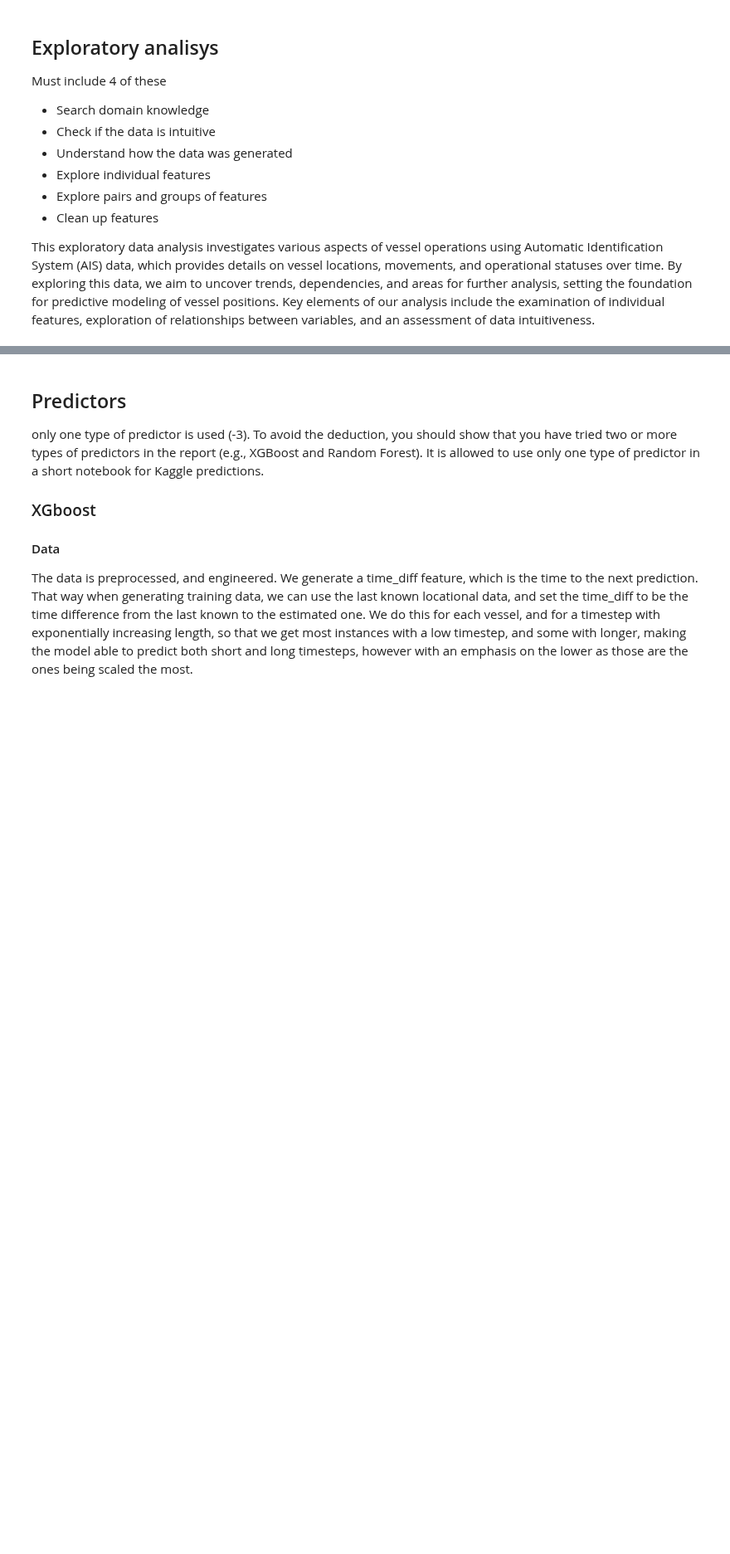
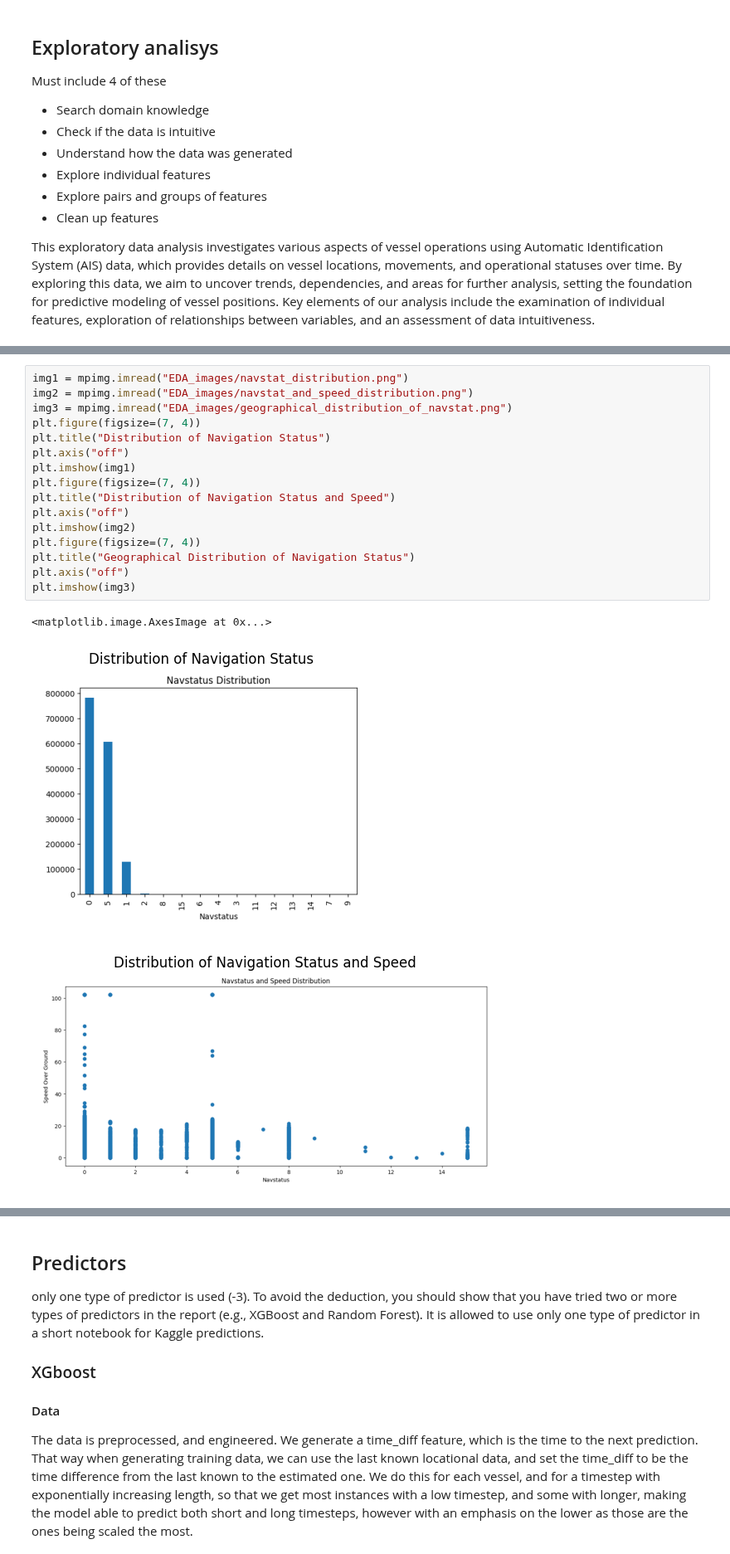
Before and after one commit to iverri/ML-Group-Project, a Jupyter notebook: Deliverables/report.ipynb, the cells around one changed output, grey strips where cells are left out. Shown at 83% size. Saved outputs shown, nothing was run; the diff lists cells and outputs as text; blank space fills up the shorter version.

```diff
--- a/Deliverables/report.ipynb
+++ b/Deliverables/report.ipynb
@@ -50,0 +85,20 @@ plt.show()
+# %%
+img1 = mpimg.imread("EDA_images/navstat_distribution.png")
+img2 = mpimg.imread("EDA_images/navstat_and_speed_distribution.png")
+img3 = mpimg.imread("EDA_images/geographical_distribution_of_navstat.png")
+plt.figure(figsize=(7, 4))
+plt.title("Distribution of Navigation Status")
+plt.axis("off")
+plt.imshow(img1)
+plt.figure(figsize=(7, 4))
+plt.title("Distribution of Navigation Status and Speed")
+plt.axis("off")
+plt.imshow(img2)
+plt.figure(figsize=(7, 4))
+plt.title("Geographical Distribution of Navigation Status")
+plt.axis("off")
+plt.imshow(img3)
+# %% [output]
+<matplotlib.image.AxesImage at 0x...>
+[figure, added]
+[figure, added]
```
Also changed, not shown: parts of 11 cells of this notebook.
